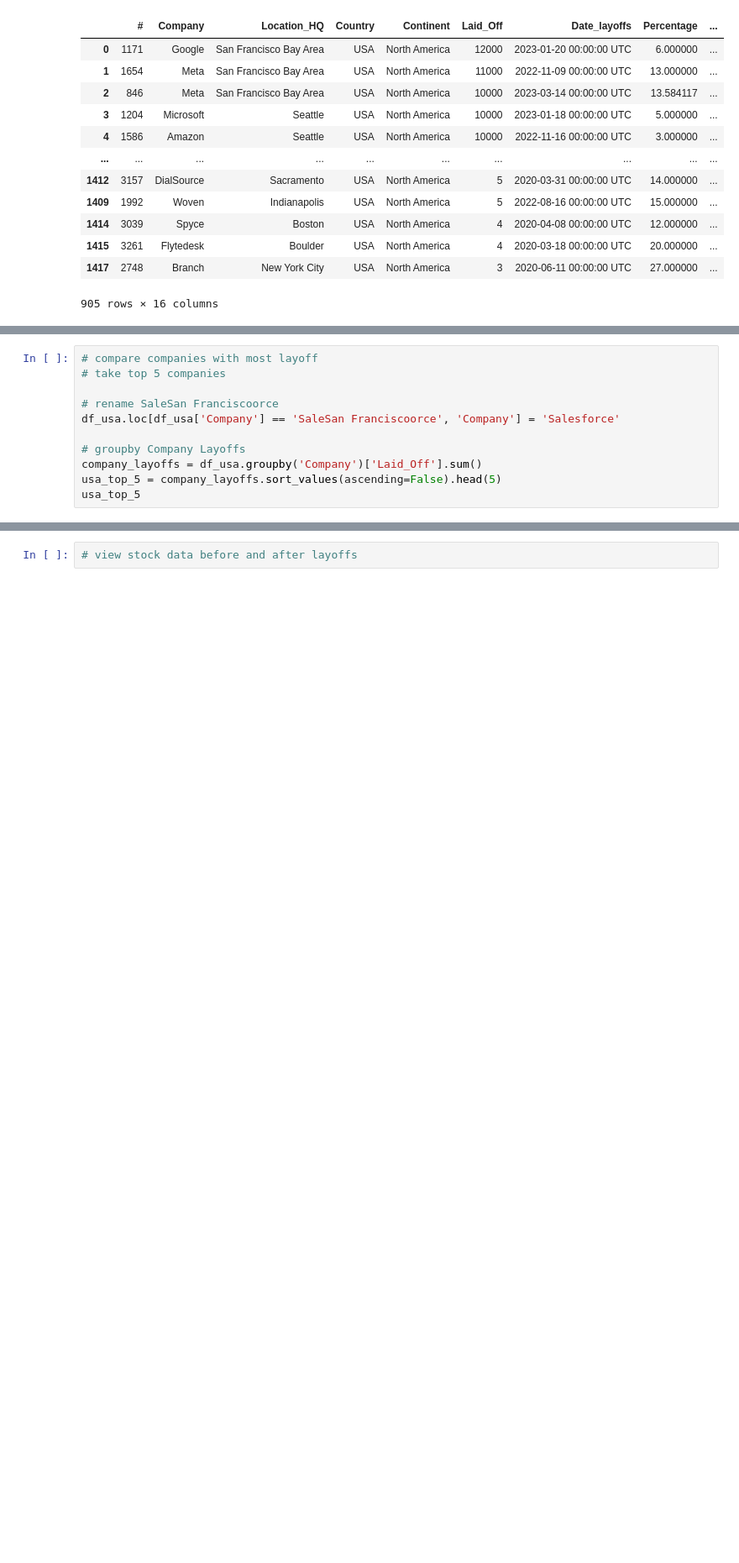
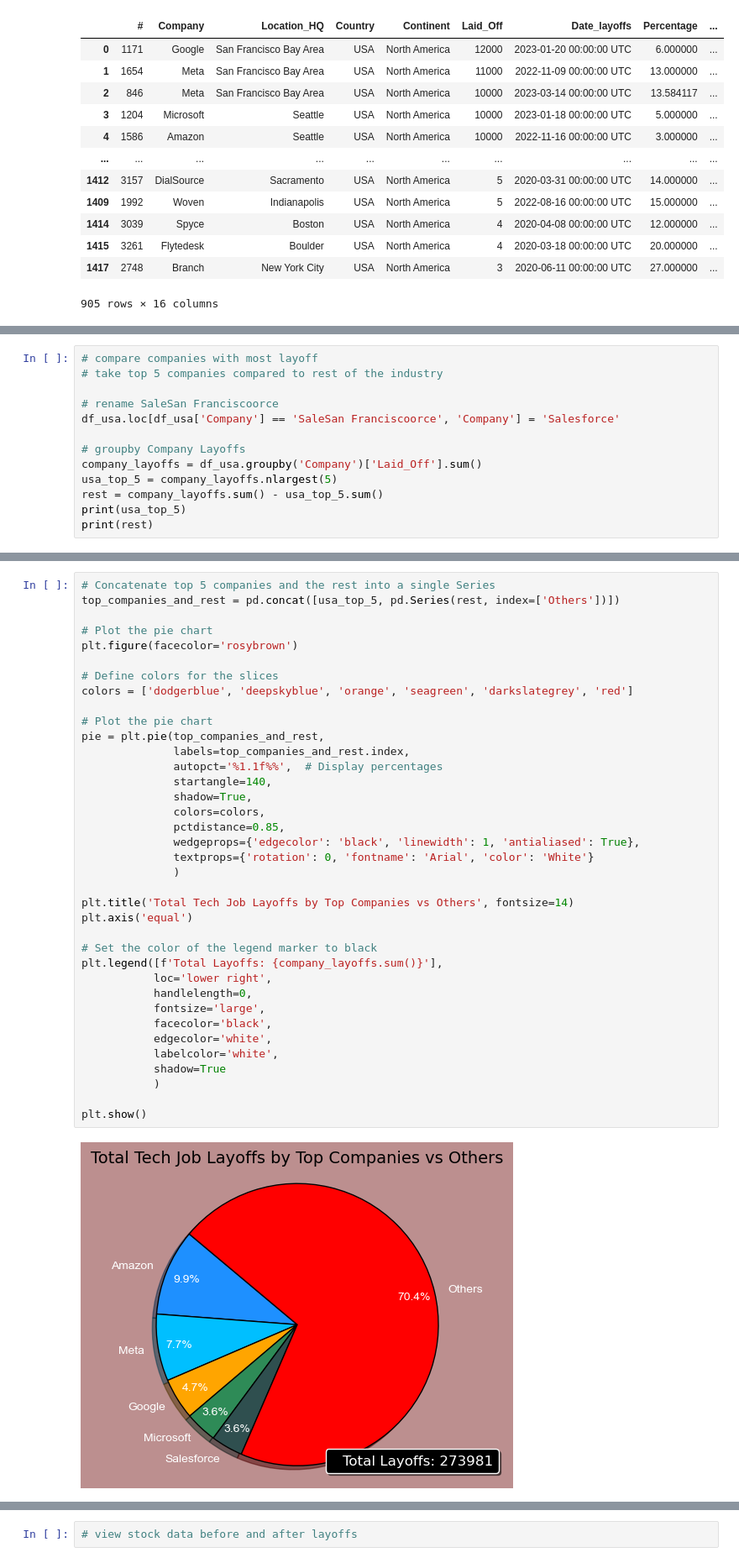
Before and after one commit to cschneggenburger/group-2-project-1, a Jupyter notebook: Big_Tech_Layoffs_Dylan.ipynb, the cells around one changed output, grey strips where cells are left out. Shown: that part at 84% size. Cells and saved outputs as stored; diff of their text form; blank space fills up the shorter version.

Commit message:
added a pie chart comparing the top 5 companies to the rest of the industry. and a bar chart showing the top 5 total vs the rest of the industry.

```diff
--- a/Big_Tech_Layoffs_Dylan.ipynb
+++ b/Big_Tech_Layoffs_Dylan.ipynb
@@ -131,14 +84,16 @@ so here I made a pie chart. I will change this to be the top 5 companies % of th
 # %%
 # compare companies with most layoff
-# take top 5 companies
+# take top 5 companies compared to rest of the industry
 
 # rename SaleSan Franciscoorce
 df_usa.loc[df_usa['Company'] == 'SaleSan Franciscoorce', 'Company'] = 'Salesforce'
 
 # groupby Company Layoffs
 company_layoffs = df_usa.groupby('Company')['Laid_Off'].sum()
-usa_top_5 = company_layoffs.sort_values(ascending=False).head(5)
-usa_top_5
+usa_top_5 = company_layoffs.nlargest(5)
+rest = company_layoffs.sum() - usa_top_5.sum()
+print(usa_top_5)
+print(rest)
 # %% [output]
 Company
 Amazon        27150
@@ -192,0 +106,39 @@ simple bar chart showing the top 5 tech companies that laid people off.
+# %%
+# Concatenate top 5 companies and the rest into a single Series
+top_companies_and_rest = pd.concat([usa_top_5, pd.Series(rest, index=['Others'])])
+
+# Plot the pie chart
+plt.figure(facecolor='rosybrown')
+
+# Define colors for the slices
+colors = ['dodgerblue', 'deepskyblue', 'orange', 'seagreen', 'darkslategrey', 'red']
+
+# Plot the pie chart
+pie = plt.pie(top_companies_and_rest,
+              labels=top_companies_and_rest.index,
+              autopct='%1.1f%%',  # Display percentages
+              startangle=140,
+              shadow=True,
+              colors=colors,
+              pctdistance=0.85,
+              wedgeprops={'edgecolor': 'black', 'linewidth': 1, 'antialiased': True},
+              textprops={'rotation': 0, 'fontname': 'Arial', 'color': 'White'}
+              )
+
+plt.title('Total Tech Job Layoffs by Top Companies vs Others', fontsize=14)
+plt.axis('equal')
+
+# Set the color of the legend marker to black
+plt.legend([f'Total Layoffs: {company_layoffs.sum()}'],
+           loc='lower right',
+           handlelength=0,
+           fontsize='large',
+           facecolor='black',
+           edgecolor='white',
+           labelcolor='white',
+           shadow=True
+           )
+
+plt.show()
+# %% [output]
+[figure, added]
```
Also changed, not shown: parts of 8 cells of this notebook, 1 other file.
